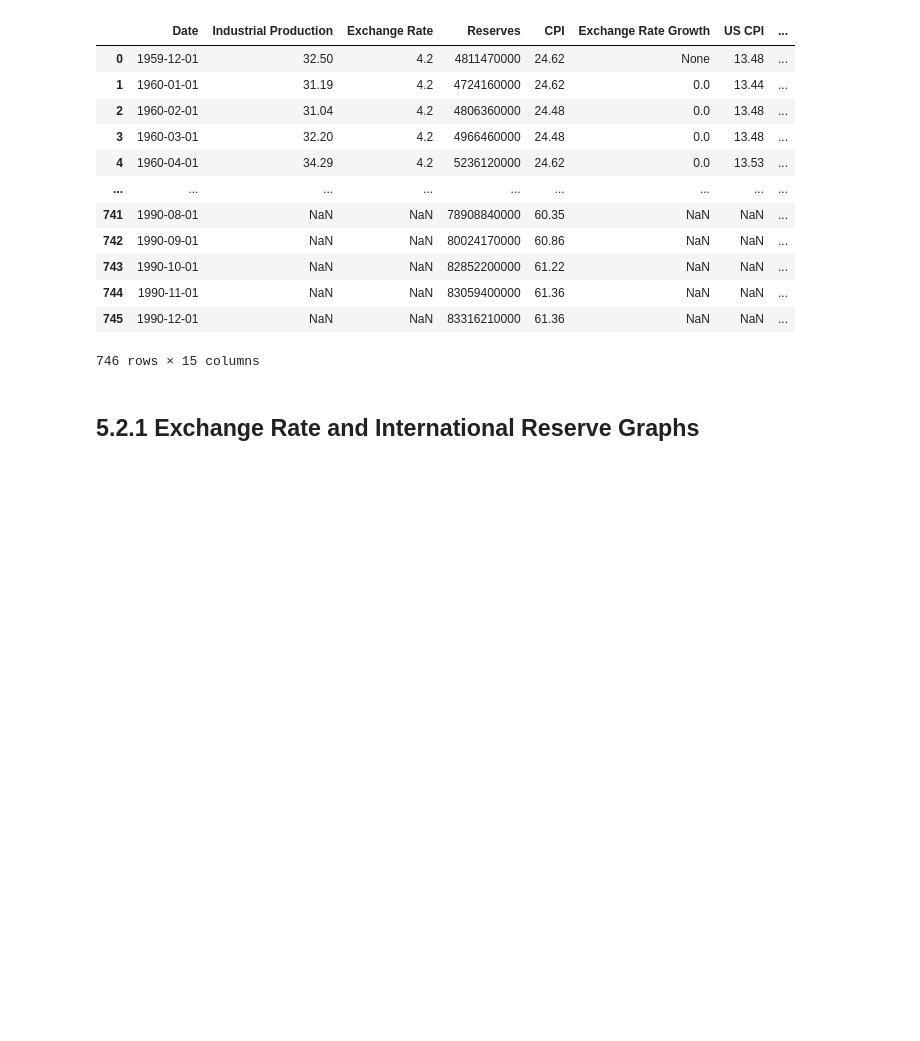
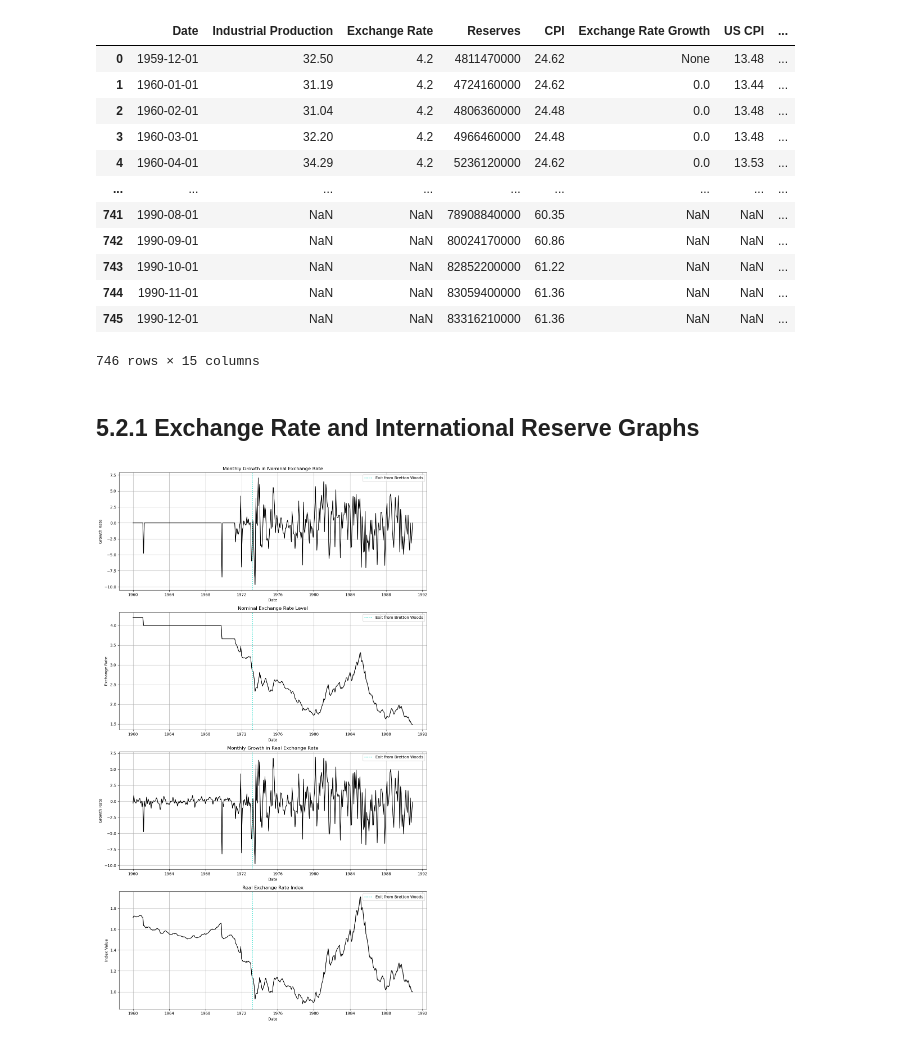
Before and after one commit to a-conga/EC1B1-Project-, a Jupyter notebook: Group3.ipynb, the cells around one changed output. Drawn from its saved outputs; the diff is of its cells as text; code cells hidden in the pictures; blank space fills up the shorter version.

```diff
--- a/Group3.ipynb
+++ b/Group3.ipynb
@@ -393,3 +400,72 @@ us_df_half.to_csv('us_data.csv', index=False)
 combined_df.to_csv('combined_data.csv', index=False)
 # %% [markdown]
 ## 5.2.1 Exchange Rate and International Reserve Graphs
+# %%
+# Load dataset
+df = pd.read_csv("combined_data.csv")
+
+# Convert Date to datetime format
+df['Date'] = pd.to_datetime(df['Date'])
+
+# Define time range: January 1960 to December 1990
+start_date = "1960-01-01"
+end_date = "1990-12-31"
+df = df[(df['Date'] >= start_date) & (df['Date'] <= end_date)]
+
+# Select Germany
+selected_country = df['Country'].unique()[0]  # Adjust if needed
+df_country = df[df['Country'] == selected_country].sort_values('Date')
+
+# Define the date Germany left the Bretton Woods system
+bretton_woods_exit = pd.to_datetime("1973-03-01")
+
+# Create figure and axes
+fig, axes = plt.subplots(4, 1, figsize=(12, 20))
+
+# Line style for plots
+line_style = '-'
+
+# Bright contrasting color for Bretton Woods exit line
+bretton_line_color = 'turquoise'
+
+# Monthly growth in the nominal exchange rate
+axes[0].plot(df_country['Date'], df_country['Exchange Rate Growth'], linestyle=line_style, color='black')
+axes[0].axvline(bretton_woods_exit, color=bretton_line_color, linestyle='dotted', linewidth=2, label="Exit from Bretton Woods")
+axes[0].set_title("Monthly Growth in Nominal Exchange Rate")
+axes[0].set_xlabel("Date")
+axes[0].set_ylabel("Growth Rate")
+axes[0].legend()
+axes[0].grid()
+
+# Level of the nominal exchange rate
+axes[1].plot(df_country['Date'], df_country['Exchange Rate'], linestyle=line_style, color='black')
+axes[1].axvline(bretton_woods_exit, color=bretton_line_color, linestyle='dotted', linewidth=2, label="Exit from Bretton Woods")
+axes[1].set_title("Nominal Exchange Rate Level")
+axes[1].set_xlabel("Date")
+axes[1].set_ylabel("Exchange Rate")
+axes[1].legend()
+axes[1].grid()
+
+# Monthly growth in the real exchange rate
+axes[2].plot(df_country['Date'], df_country['Real Exchange Rate Growth'], linestyle=line_style, color='black')
+axes[2].axvline(bretton_woods_exit, color=bretton_line_color, linestyle='dotted', linewidth=2, label="Exit from Bretton Woods")
+axes[2].set_title("Monthly Growth in Real Exchange Rate")
+axes[2].set_xlabel("Date")
+axes[2].set_ylabel("Growth Rate")
+axes[2].legend()
+axes[2].grid()
+
+# Real exchange rate index
+axes[3].plot(df_country['Date'], df_country['Real Exchange Rate Index'], linestyle=line_style, color='black')
+axes[3].axvline(bretton_woods_exit, color=bretton_line_color, linestyle='dotted', linewidth=2, label="Exit from Bretton Woods")
+axes[3].set_title("Real Exchange Rate Index")
+axes[3].set_xlabel("Date")
+axes[3].set_ylabel("Index Value")
+axes[3].legend()
+axes[3].grid()
+
+# Adjust layout and show the plot
+plt.tight_layout()
+plt.show()
+# %% [output]
+[figure, added]
```
Also changed, not shown: parts of 29 cells of this notebook, 2 other files.
